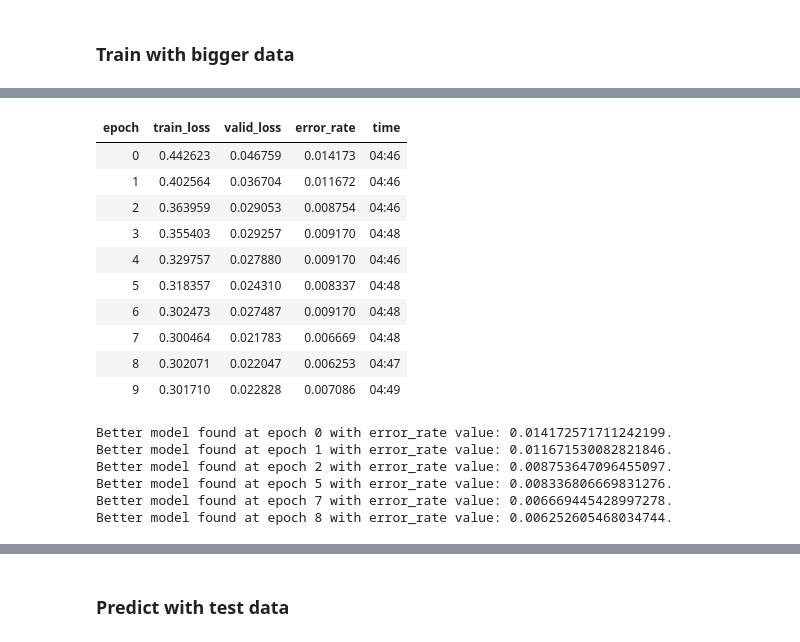
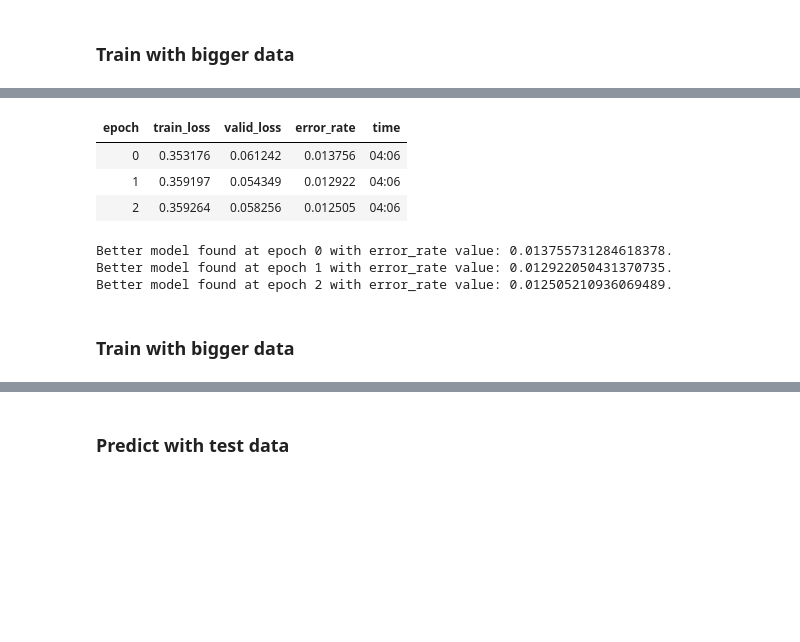
Before and after one commit to mani2106/Competition-Notebooks, a Jupyter notebook: Lunar Rock/Lunar_Rock_classifier.ipynb, the cells around one changed output, grey strips where cells are left out. Saved outputs shown, nothing was run; the diff lists cells and outputs as text; code cells hidden in the pictures; blank space fills up the shorter version.

```diff
--- a/Lunar Rock/Lunar_Rock_classifier.ipynb
+++ b/Lunar Rock/Lunar_Rock_classifier.ipynb
@@ -176,0 +189,9 @@ Better model found at epoch 1 with error_rate value: 0.023343058302998543.
+# %%
+learn.data = return_train_data(size=128, bs=128)
+# %%
+learn.load('best');
+learn.to_fp16()
+learn.freeze()
+learn.lr_find()
+learn.recorder.plot(suggestion=True)
+min_grad_lr = learn.recorder.min_grad_lr
@@ -176,0 +207,2 @@ Better model found at epoch 1 with error_rate value: 0.023343058302998543.
+# %%
+learn.fit_one_cycle(3, slice(min_grad_lr//4, min_grad_lr), callbacks=callbacks_list, wd=1e-5)
@@ -177,3 +215,8 @@ Better model found at epoch 1 with error_rate value: 0.023343058302998543.
+# %%
+learn.load("best");
+learn.to_fp32()
+learn.export("lunar_128.pkl")
+# learn.save("lunar_224")
 # %% [markdown]
 ### Train with bigger data
 # %%
@@ -194,23 +237,13 @@ Min loss divided by 10: 1.45E-04
 # %%
-learn.fit_one_cycle(10, slice(2e-4, 1e-4), callbacks=callbacks_list)
+learn.fit_one_cycle(3, slice(min_grad_lr//30, min_grad_lr), callbacks=callbacks_list, wd=1e-10)
 # %% [output]
 | epoch | train_loss | valid_loss | error_rate | time |
-| 0 | 0.442623 | 0.046759 | 0.014173 | 04:46 |
-| 1 | 0.402564 | 0.036704 | 0.011672 | 04:46 |
-| 2 | 0.363959 | 0.029053 | 0.008754 | 04:46 |
-| 3 | 0.355403 | 0.029257 | 0.009170 | 04:48 |
-| 4 | 0.329757 | 0.027880 | 0.009170 | 04:46 |
-| 5 | 0.318357 | 0.024310 | 0.008337 | 04:48 |
-| 6 | 0.302473 | 0.027487 | 0.009170 | 04:48 |
-| 7 | 0.300464 | 0.021783 | 0.006669 | 04:48 |
-| 8 | 0.302071 | 0.022047 | 0.006253 | 04:47 |
-| 9 | 0.301710 | 0.022828 | 0.007086 | 04:49 |
+| 0 | 0.353176 | 0.061242 | 0.013756 | 04:06 |
+| 1 | 0.359197 | 0.054349 | 0.012922 | 04:06 |
+| 2 | 0.359264 | 0.058256 | 0.012505 | 04:06 |
-Better model found at epoch 0 with error_rate value: 0.014172571711242199.
-Better model found at epoch 1 with error_rate value: 0.011671530082821846.
-Better model found at epoch 2 with error_rate value: 0.008753647096455097.
-Better model found at epoch 5 with error_rate value: 0.008336806669831276.
-Better model found at epoch 7 with error_rate value: 0.006669445428997278.
-Better model found at epoch 8 with error_rate value: 0.006252605468034744.
+Better model found at epoch 0 with error_rate value: 0.013755731284618378.
+Better model found at epoch 1 with error_rate value: 0.012922050431370735.
+Better model found at epoch 2 with error_rate value: 0.012505210936069489.
 # %%
 learn.load("best");
 learn.to_fp32()
@@ -220,0 +252,2 @@ cp /content/DataSet/Train\ Images/lunar_224.pkl /content/drive/My\ Drive/Competi
+# %% [markdown]
+### Train with bigger data
```
Also changed, not shown: parts of 29 cells of this notebook.
